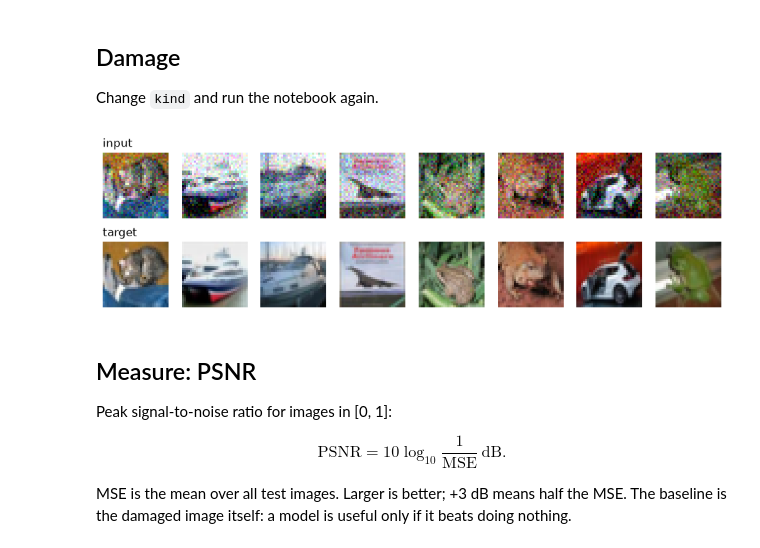
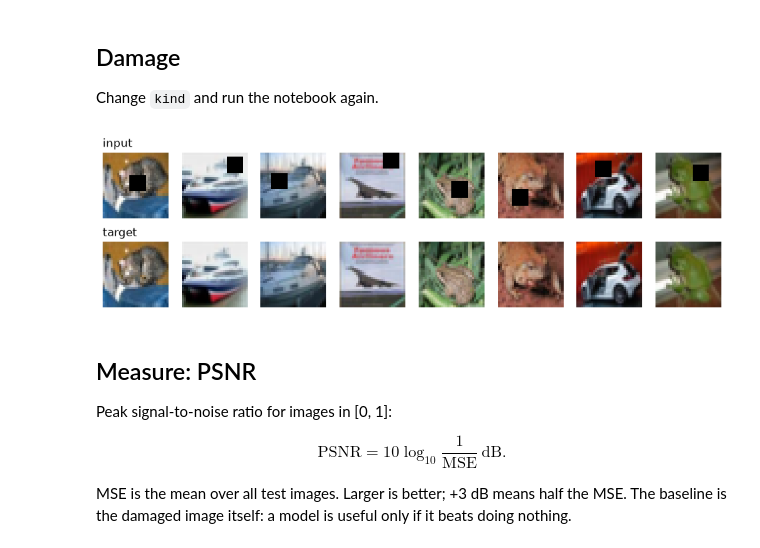
Before and after one commit to mikkopere/Neuroverkkoprojekti, a Jupyter notebook: image-restoration/Image_Restoration.ipynb, the cells around one changed output. Cells and saved outputs as stored; diff of their text form; code cells hidden in the pictures.

```diff
--- a/image-restoration/Image_Restoration.ipynb
+++ b/image-restoration/Image_Restoration.ipynb
@@ -51,34 +51,34 @@ print(x_train.shape, x_val.shape, x_test.shape)
 
 Change `kind` and run the notebook again.
 # %%
-kind = "noise"    # "noise", "mask" or "lowres"
+kind = "mask"    # "noise", "mask" or "lowres"
 rng = np.random.default_rng(0)
 
 def damage(x, kind):
     if kind == "noise":
         return np.clip(x + rng.normal(0, 0.1, x.shape), 0, 1).astype("float32")
     if kind == "mask":
         x = x.copy()
         for img in x:
             i, j = rng.integers(0, 32 - 8, size=2)
             img[i:i + 8, j:j + 8] = 0
         return x
     if kind == "lowres":
         n = len(x)
         small = x.reshape(n, 16, 2, 16, 2, 3).mean(axis=(2, 4))   # 2×2 average
         return small.repeat(2, axis=1).repeat(2, axis=2)          # back to 32×32
     raise ValueError(kind)
 
 d_train, d_val, d_test = damage(x_train, kind), damage(x_val, kind), damage(x_test, kind)
 
 fig, ax = plt.subplots(2, 8, figsize=(12, 3.2))
 for k in range(8):
     ax[0, k].imshow(d_test[k]); ax[1, k].imshow(x_test[k])
     ax[0, k].axis("off"); ax[1, k].axis("off")
 ax[0, 0].set_title("input", loc="left"); ax[1, 0].set_title("target", loc="left")
 plt.show()
 # %% [output]
-[figure, old version]
+[figure, new version]
 # %% [markdown]
 ## Measure: PSNR
 
```
Also changed, not shown: parts of 3 cells of this notebook, 1 other file.
